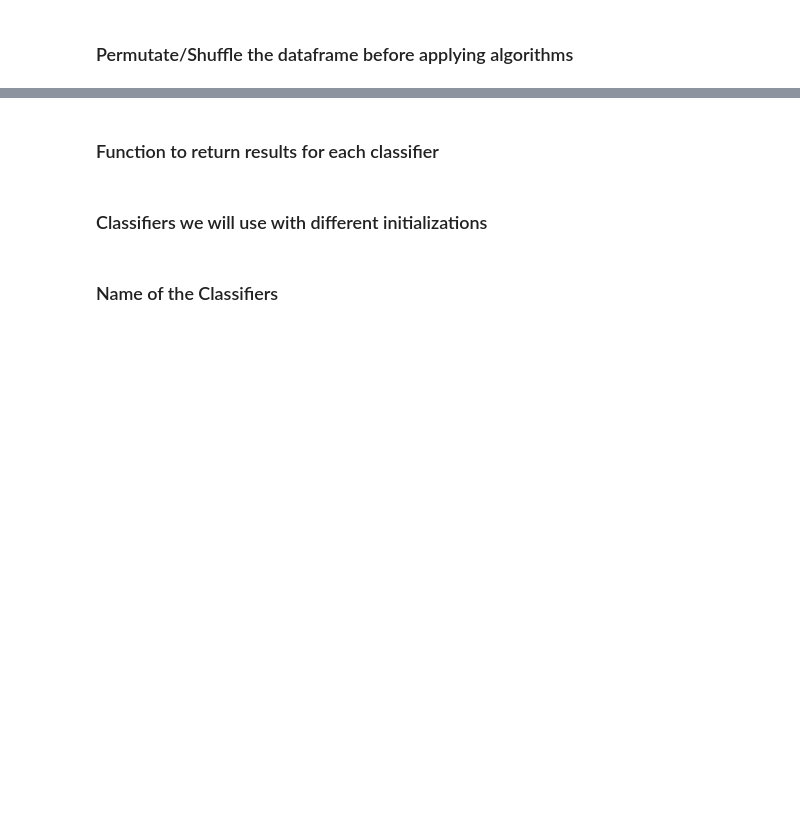
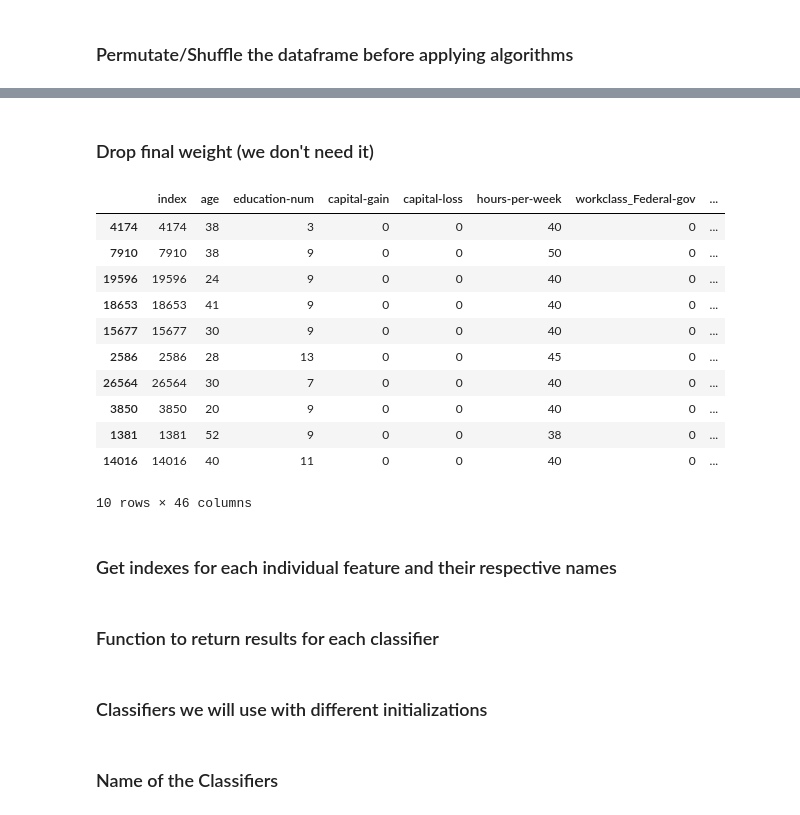
Before and after one commit to miguelgd54/118BFinal-Project, a Jupyter notebook: COGS118B-final-file.ipynb, the cells around one changed output, grey strips where cells are left out. Saved outputs shown, nothing was run; the diff lists cells and outputs as text; code cells hidden in the pictures; blank space fills up the shorter version.

```diff
--- a/COGS118B-final-file.ipynb
+++ b/COGS118B-final-file.ipynb
@@ -205 +199,21 @@ new_df.head(10)
 10 rows × 47 columns
+# %% [markdown]
+### Drop final weight (we don't need it)
+# %%
+new_df.drop(columns = ['fnlwgt'],inplace = True)
+new_df.head(10)
+# %% [output]
+|  | index | age | education-num | capital-gain | capital-loss | hours-per-week | workclass_Federal-gov | ... |
+| 4174 | 4174 | 38 | 3 | 0 | 0 | 40 | 0 | ... |
+| 7910 | 7910 | 38 | 9 | 0 | 0 | 50 | 0 | ... |
+| 19596 | 19596 | 24 | 9 | 0 | 0 | 40 | 0 | ... |
+| 18653 | 18653 | 41 | 9 | 0 | 0 | 40 | 0 | ... |
+| 15677 | 15677 | 30 | 9 | 0 | 0 | 40 | 0 | ... |
+| 2586 | 2586 | 28 | 13 | 0 | 0 | 45 | 0 | ... |
+| 26564 | 26564 | 30 | 7 | 0 | 0 | 40 | 0 | ... |
+| 3850 | 3850 | 20 | 9 | 0 | 0 | 40 | 0 | ... |
+| 1381 | 1381 | 52 | 9 | 0 | 0 | 38 | 0 | ... |
+| 14016 | 14016 | 40 | 11 | 0 | 0 | 40 | 0 | ... |
+10 rows × 46 columns
+# %% [markdown]
+### Get indexes for each individual feature and their respective names
```
Also changed, not shown: parts of 9 cells of this notebook.
